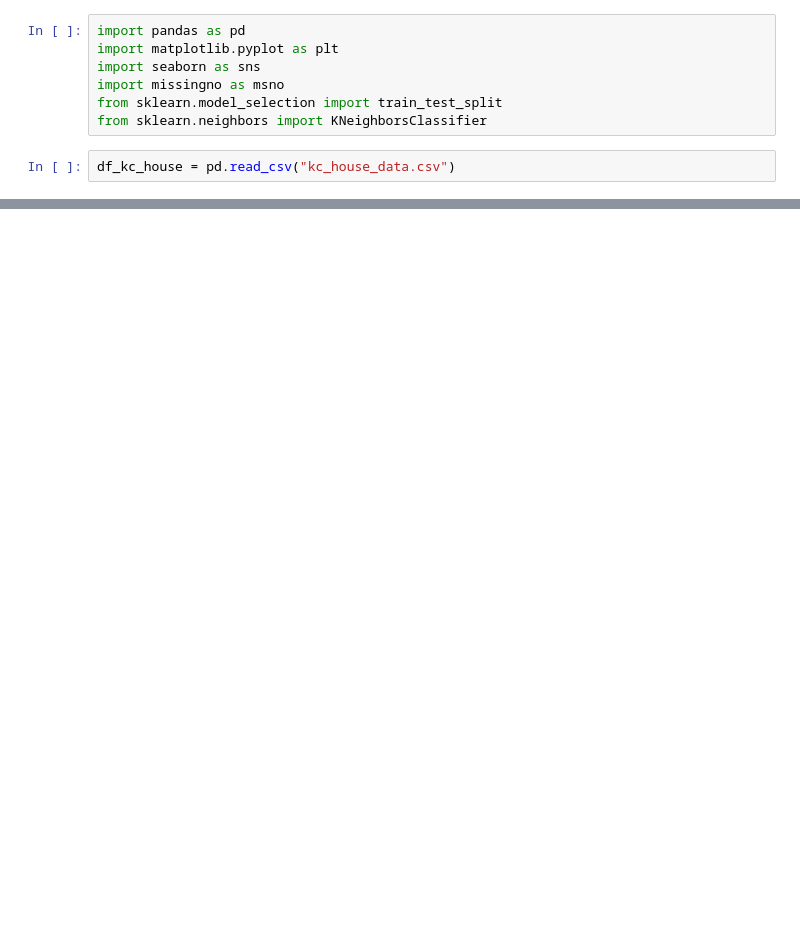
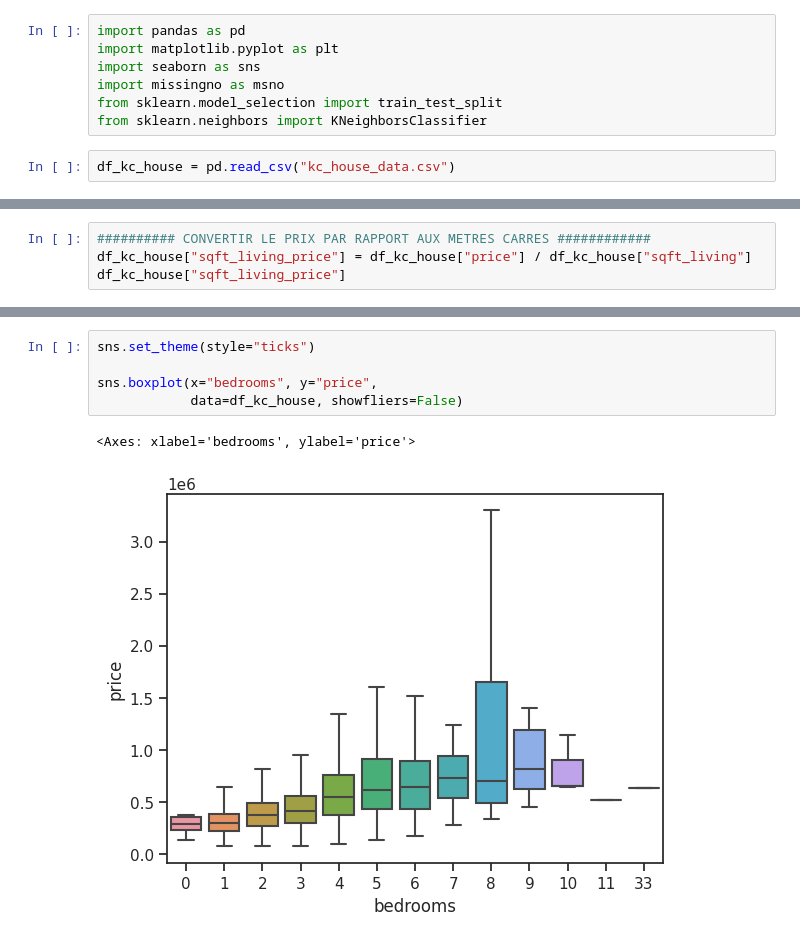
Before and after one commit to vanstavelD/Projet_Final, a Jupyter notebook: data_cleaning_analysis.ipynb, the cells around one changed output, grey strips where cells are left out. Cells and saved outputs as stored; diff of their text form; blank space fills up the shorter version.

```diff
--- a/data_cleaning_analysis.ipynb
+++ b/data_cleaning_analysis.ipynb
@@ -25,0 +56,4 @@ df_kc_house
+# %%
+########## CONVERTIR LE PRIX PAR RAPPORT AUX METRES CARRES ############
+df_kc_house["sqft_living_price"] = df_kc_house["price"] / df_kc_house["sqft_living"]
+df_kc_house["sqft_living_price"]
@@ -25,0 +113,8 @@ df_kc_house
+# %%
+sns.set_theme(style="ticks")
+
+sns.boxplot(x="bedrooms", y="price",
+            data=df_kc_house, showfliers=False)
+# %% [output]
+<Axes: xlabel='bedrooms', ylabel='price'>
+[figure, added]
```
Also changed, not shown: parts of 17 cells of this notebook.
